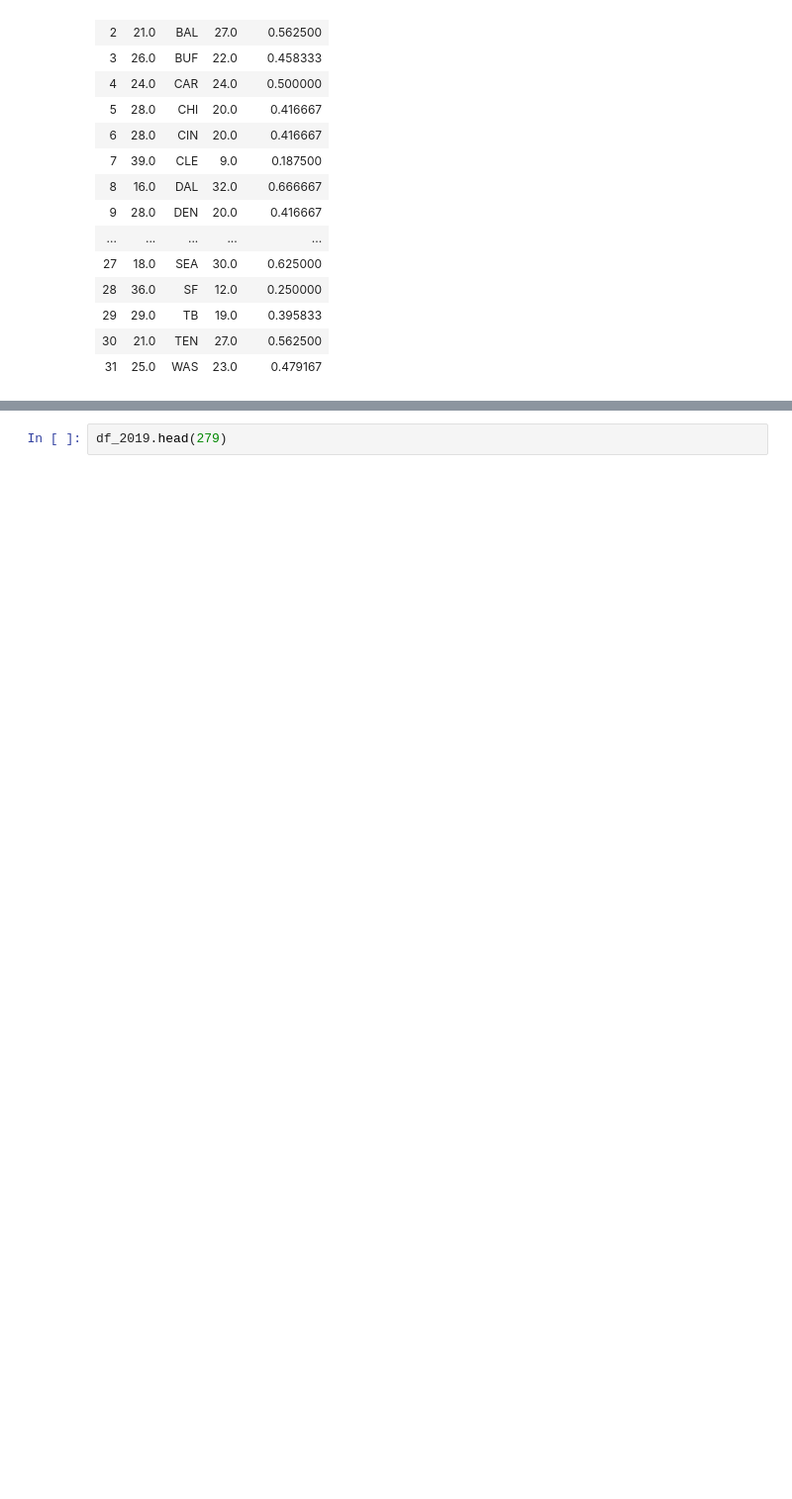
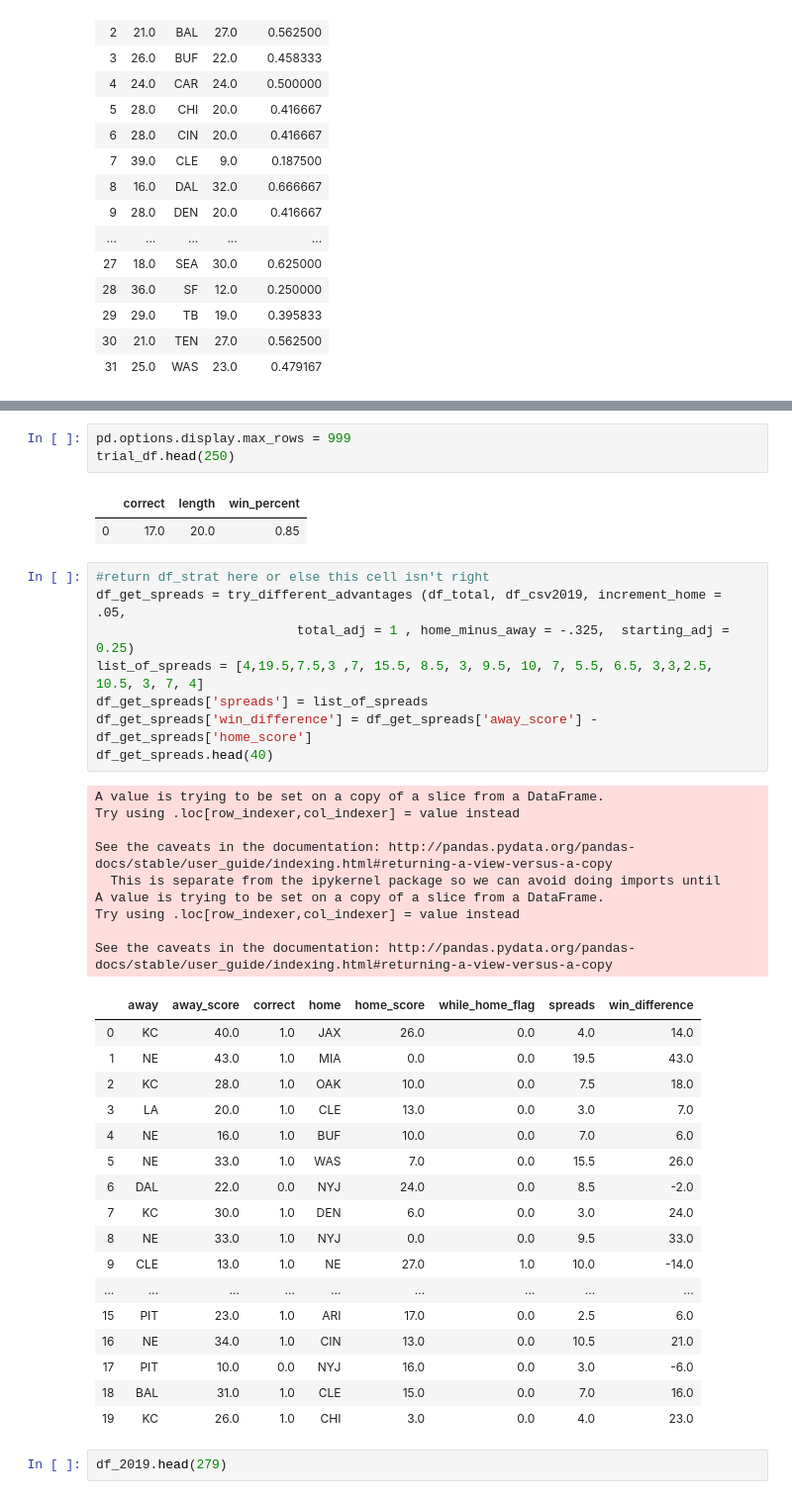
Before and after one commit to sdh12345/nflscrapR-data, a Jupyter notebook: games_data/regular_season/2018 manipulations.ipynb, the cells around one changed output, grey strips where cells are left out. Shown: that part at 99% size. Cells and saved outputs as stored; diff of their text form; blank space fills up the shorter version.

```diff
--- a/games_data/regular_season/2018 manipulations.ipynb
+++ b/games_data/regular_season/2018 manipulations.ipynb
@@ -375,3 +375,44 @@ See the caveats in the documentation: http://pandas.pydata.org/pandas-docs/stabl
+# %%
+pd.options.display.max_rows = 999
+trial_df.head(250)
+# %% [output]
+|  | correct | length | win_percent |
+| 0 | 17.0 | 20.0 | 0.85 |
+# %%
+#return df_strat here or else this cell isn't right
+df_get_spreads = try_different_advantages (df_total, df_csv2019, increment_home = .05,
+                          total_adj = 1 , home_minus_away = -.325,  starting_adj = 0.25)
+list_of_spreads = [4,19.5,7.5,3 ,7, 15.5, 8.5, 3, 9.5, 10, 7, 5.5, 6.5, 3,3,2.5, 10.5, 3, 7, 4]
+df_get_spreads['spreads'] = list_of_spreads
+df_get_spreads['win_difference'] = df_get_spreads['away_score'] - df_get_spreads['home_score']
+df_get_spreads.head(40)
+# %% [output]
+A value is trying to be set on a copy of a slice from a DataFrame.
+Try using .loc[row_indexer,col_indexer] = value instead
+
+See the caveats in the documentation: http://pandas.pydata.org/pandas-docs/stable/user_guide/indexing.html#returning-a-view-versus-a-copy
+  This is separate from the ipykernel package so we can avoid doing imports until
+A value is trying to be set on a copy of a slice from a DataFrame.
+Try using .loc[row_indexer,col_indexer] = value instead
+
+See the caveats in the documentation: http://pandas.pydata.org/pandas-docs/stable/user_guide/indexing.html#returning-a-view-versus-a-copy
+|  | away | away_score | correct | home | home_score | while_home_flag | spreads | win_difference |
+| 0 | KC | 40.0 | 1.0 | JAX | 26.0 | 0.0 | 4.0 | 14.0 |
+| 1 | NE | 43.0 | 1.0 | MIA | 0.0 | 0.0 | 19.5 | 43.0 |
+| 2 | KC | 28.0 | 1.0 | OAK | 10.0 | 0.0 | 7.5 | 18.0 |
+| 3 | LA | 20.0 | 1.0 | CLE | 13.0 | 0.0 | 3.0 | 7.0 |
+| 4 | NE | 16.0 | 1.0 | BUF | 10.0 | 0.0 | 7.0 | 6.0 |
+| 5 | NE | 33.0 | 1.0 | WAS | 7.0 | 0.0 | 15.5 | 26.0 |
+| 6 | DAL | 22.0 | 0.0 | NYJ | 24.0 | 0.0 | 8.5 | -2.0 |
+| 7 | KC | 30.0 | 1.0 | DEN | 6.0 | 0.0 | 3.0 | 24.0 |
+| 8 | NE | 33.0 | 1.0 | NYJ | 0.0 | 0.0 | 9.5 | 33.0 |
+| 9 | CLE | 13.0 | 1.0 | NE | 27.0 | 1.0 | 10.0 | -14.0 |
+| ... | ... | ... | ... | ... | ... | ... | ... | ... |
+| 15 | PIT | 23.0 | 1.0 | ARI | 17.0 | 0.0 | 2.5 | 6.0 |
+| 16 | NE | 34.0 | 1.0 | CIN | 13.0 | 0.0 | 10.5 | 21.0 |
+| 17 | PIT | 10.0 | 0.0 | NYJ | 16.0 | 0.0 | 3.0 | -6.0 |
+| 18 | BAL | 31.0 | 1.0 | CLE | 15.0 | 0.0 | 7.0 | 16.0 |
+| 19 | KC | 26.0 | 1.0 | CHI | 3.0 | 0.0 | 4.0 | 23.0 |
 # %%
 df_2019.head(279)
 # %% [output]
```
Also changed, not shown: parts of 5 cells of this notebook.
